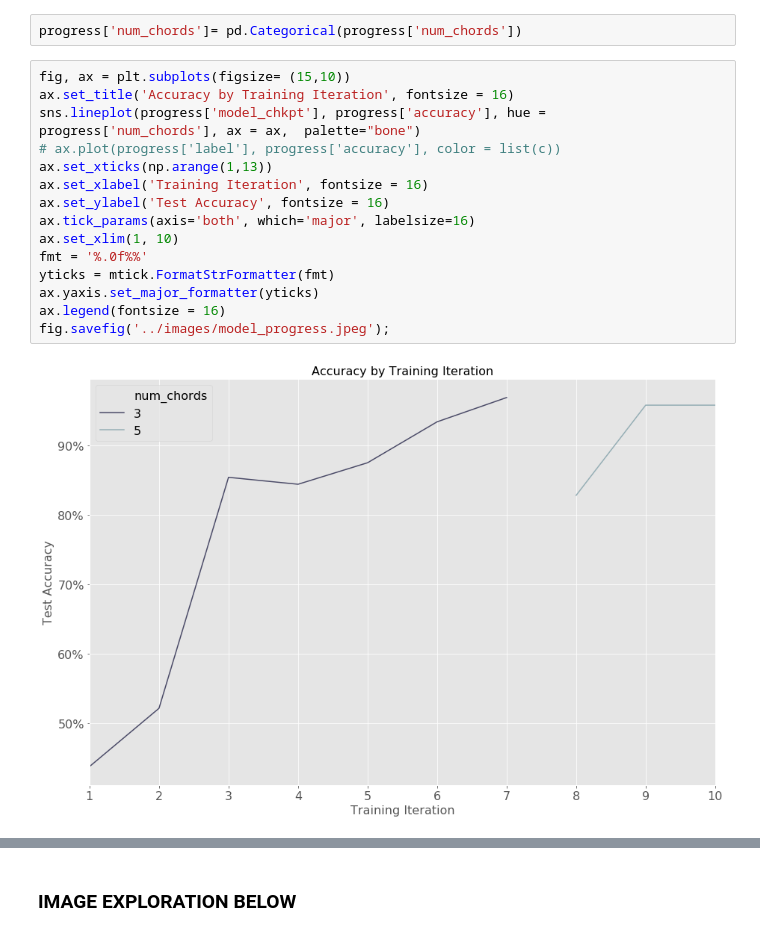
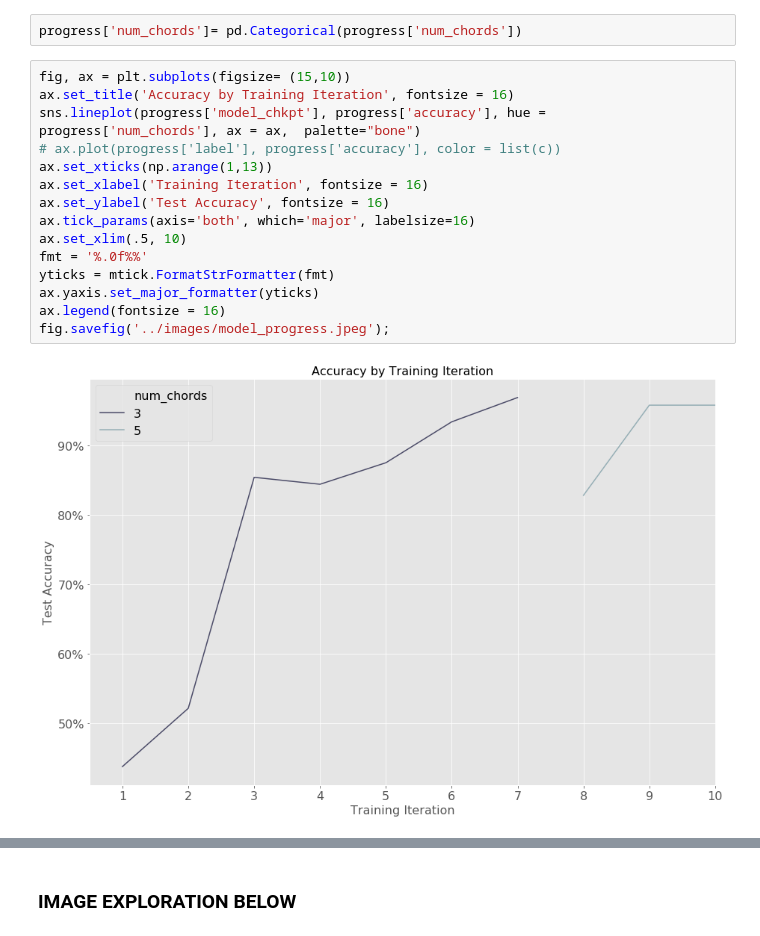
Before and after one commit to jamiewessels/Capstone-3-Proposal, a Jupyter notebook: notebooks/exploration.ipynb, the cells around one changed output, grey strips where cells are left out. Saved outputs shown, nothing was run; the diff lists cells and outputs as text.

```diff
--- a/notebooks/exploration.ipynb
+++ b/notebooks/exploration.ipynb
@@ -40,17 +40,17 @@ progress['num_chords']= pd.Categorical(progress['num_chords'])
 # %%
 fig, ax = plt.subplots(figsize= (15,10))
 ax.set_title('Accuracy by Training Iteration', fontsize = 16)
 sns.lineplot(progress['model_chkpt'], progress['accuracy'], hue = progress['num_chords'], ax = ax,  palette="bone")
 # ax.plot(progress['label'], progress['accuracy'], color = list(c))
 ax.set_xticks(np.arange(1,13))
 ax.set_xlabel('Training Iteration', fontsize = 16)
 ax.set_ylabel('Test Accuracy', fontsize = 16)
 ax.tick_params(axis='both', which='major', labelsize=16)
-ax.set_xlim(1, 10)
+ax.set_xlim(.5, 10)
 fmt = '%.0f%%'
 yticks = mtick.FormatStrFormatter(fmt)
 ax.yaxis.set_major_formatter(yticks)
 ax.legend(fontsize = 16)
 fig.savefig('../images/model_progress.jpeg');
 # %% [output]
-[figure, old version]
+[figure, new version]
```
Also changed, not shown: parts of 9 cells of this notebook, 9 other files.
